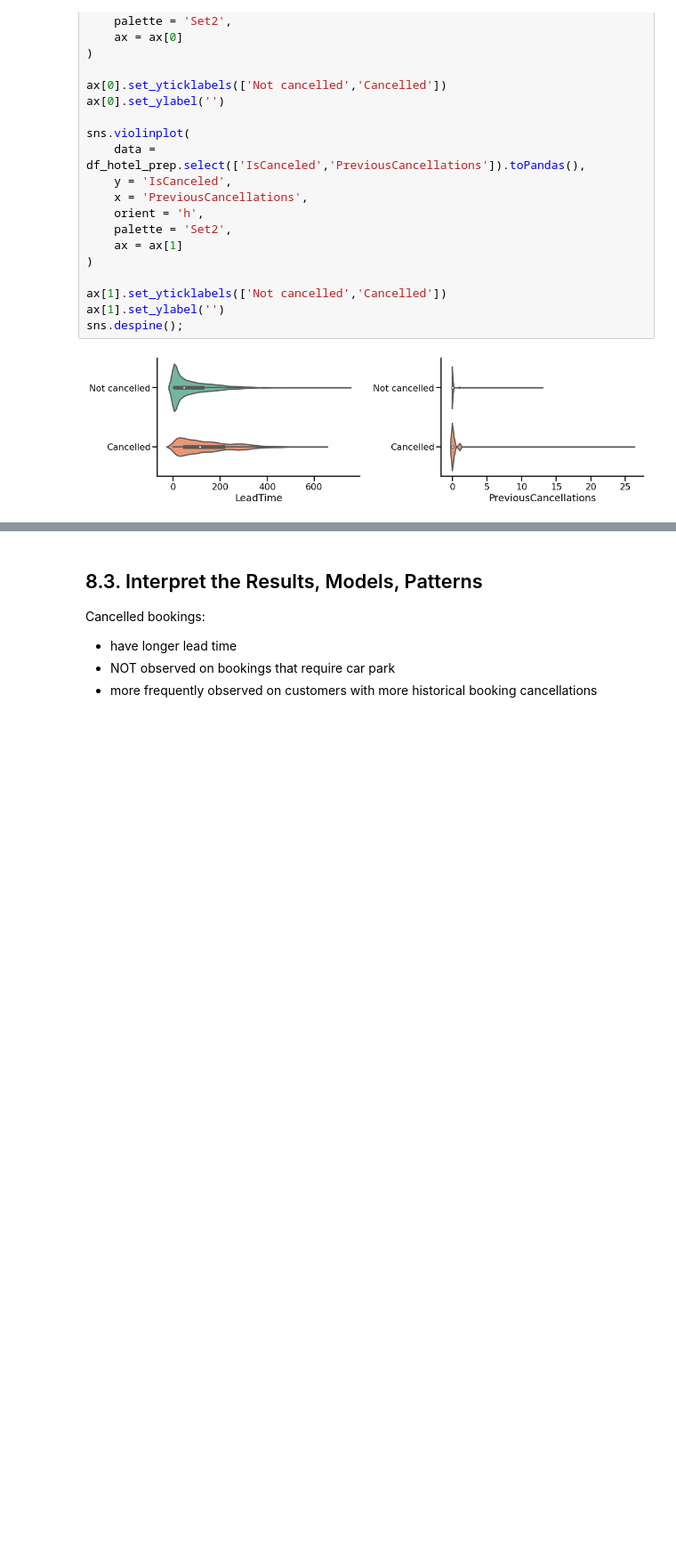
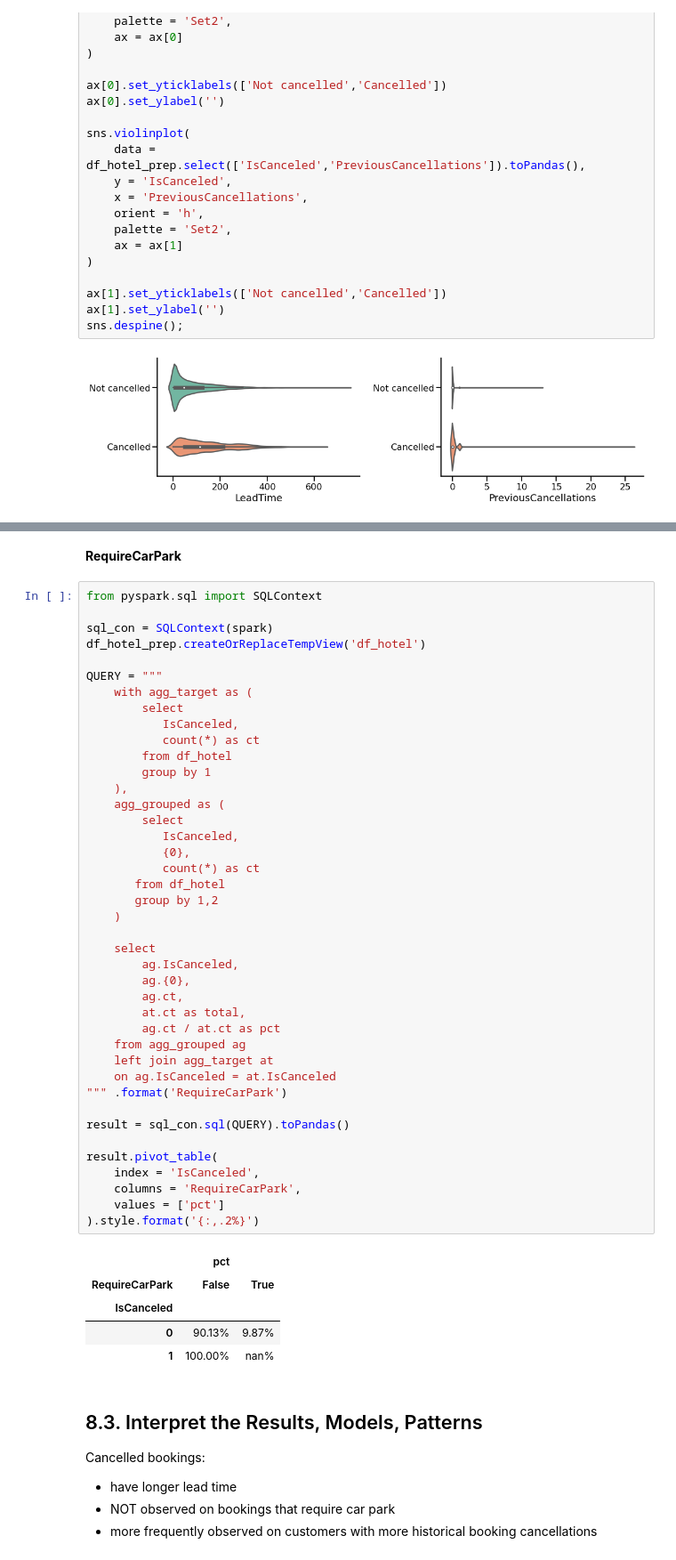
Before and after one commit to elvyna/hotel-booking-cancellation, a Jupyter notebook: 2-data-mining-iter1.ipynb, the cells around one changed output, grey strips where cells are left out. Shown at 89% size. Saved outputs shown, nothing was run; the diff lists cells and outputs as text; blank space fills up the shorter version.

```diff
--- a/2-data-mining-iter1.ipynb
+++ b/2-data-mining-iter1.ipynb
@@ -582,3 +686,52 @@ sns.despine();
+# %% [markdown]
+**RequireCarPark**
+# %%
+from pyspark.sql import SQLContext
+
+sql_con = SQLContext(spark)
+df_hotel_prep.createOrReplaceTempView('df_hotel')
+
+QUERY = """
+    with agg_target as (
+        select
+           IsCanceled,
+           count(*) as ct
+        from df_hotel
+        group by 1
+    ),
+    agg_grouped as (
+        select
+           IsCanceled,
+           {0},
+           count(*) as ct
+       from df_hotel
+       group by 1,2
+    )
+
+    select
+        ag.IsCanceled,
+        ag.{0},
+        ag.ct,
+        at.ct as total,
+        ag.ct / at.ct as pct
+    from agg_grouped ag
+    left join agg_target at
+    on ag.IsCanceled = at.IsCanceled
+""" .format('RequireCarPark')
+
+result = sql_con.sql(QUERY).toPandas()
+
+result.pivot_table(
+    index = 'IsCanceled',
+    columns = 'RequireCarPark',
+    values = ['pct']
+).style.format('{:,.2%}')
+# %% [output]
+|  | pct |  |
+| RequireCarPark | False | True |
+| IsCanceled |  |  |
+| 0 | 90.13% | 9.87% |
+| 1 | 100.00% | nan% |
 # %% [markdown]
 ## 8.3. Interpret the Results, Models, Patterns
 
```
Also changed, not shown: parts of 11 cells of this notebook.
